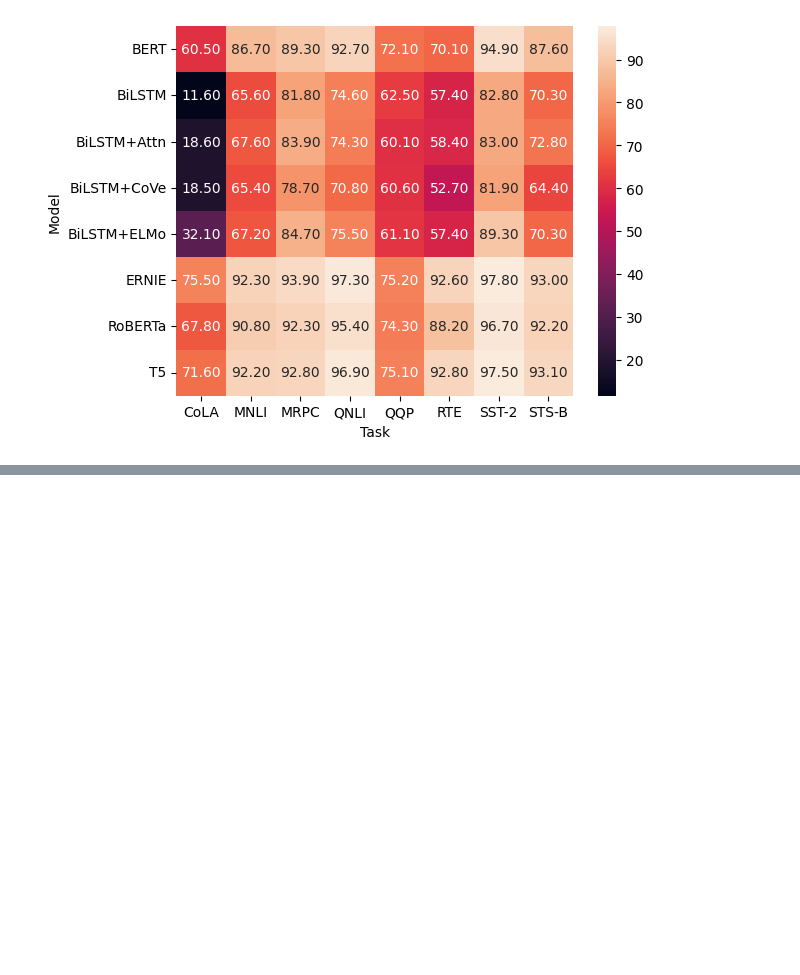
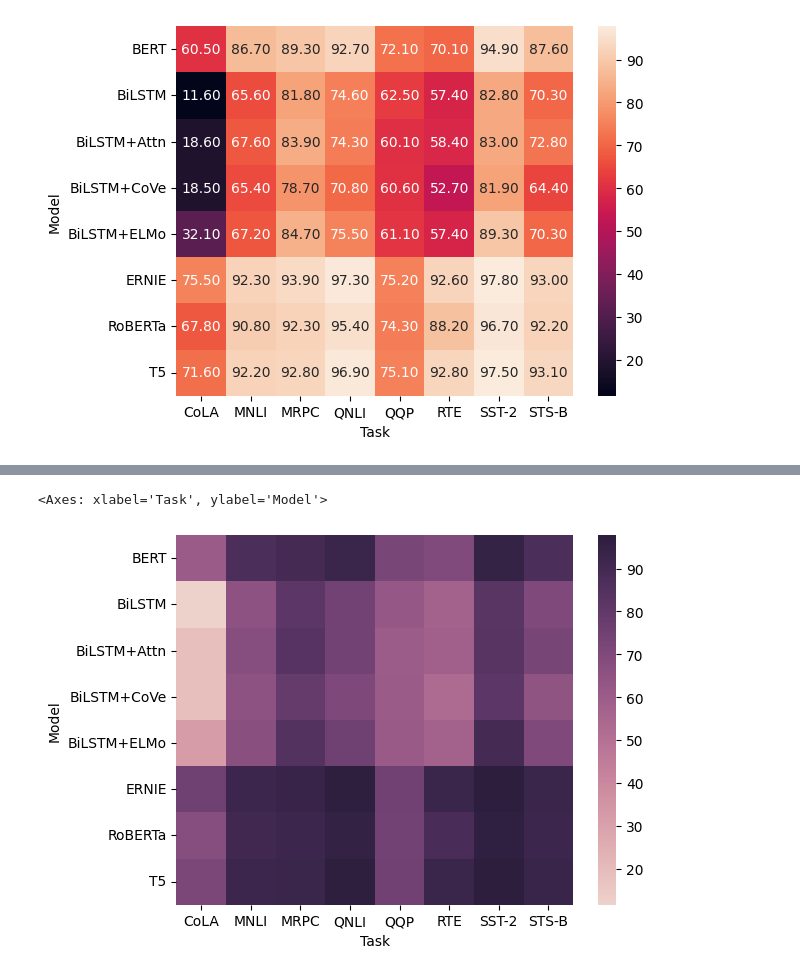
Before and after one commit to anumit-web/Seaborn-tutorial-4, a Jupyter notebook: Seaborn_test_4_2.ipynb, the cells around one changed output, grey strips where cells are left out. Cells and saved outputs as stored; diff of their text form; code cells hidden in the pictures; blank space fills up the shorter version.

```diff
--- a/Seaborn_test_4_2.ipynb
+++ b/Seaborn_test_4_2.ipynb
@@ -116,0 +132,5 @@ sns.heatmap(glue, annot=True, fmt=".2f")
+# %%
+sns.heatmap(glue, cmap=sns.cubehelix_palette(as_cmap=True))
+# %% [output]
+<Axes: xlabel='Task', ylabel='Model'>
+[figure, added]
```
Also changed, not shown: parts of 5 cells of this notebook.
